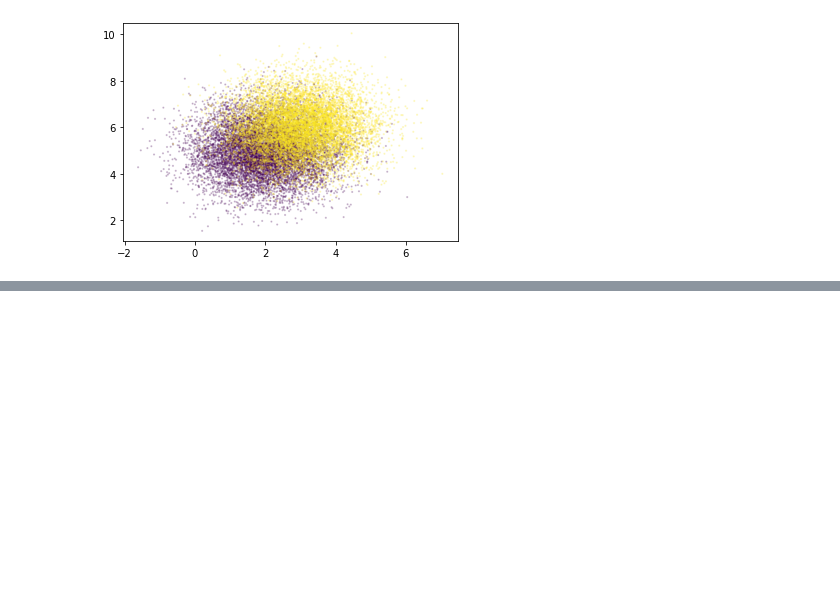
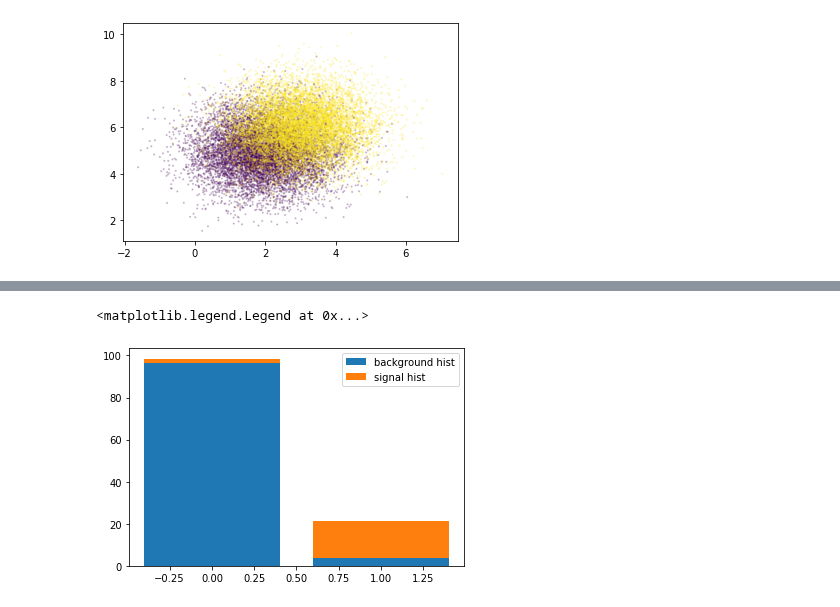
Before and after one commit to gradhep/neos, a Jupyter notebook: 00_nn.ipynb, the cells around one changed output, grey strips where cells are left out. Saved outputs shown, nothing was run; the diff lists cells and outputs as text; code cells hidden in the pictures; blank space fills up the shorter version.

```diff
--- a/00_nn.ipynb
+++ b/00_nn.ipynb
@@ -143,0 +178,17 @@ x.plot_decision(True)
+# %%
+#export
+def hists_from_nn(nn, sigevents, bkgevents, scale=False, use_jax=True):
+    '''Create nn-based binned summary statistics from signal and background events. nn must be callable.'''
+    sig_sf = 0.02 if scale else 1
+    bkg_sf = 0.1 if scale else 1
+
+    sighist = np.sum(np.exp(nn(sigevents)),axis=0)*sig_sf
+    bkghist = np.sum(np.exp(nn(bkgevents)),axis=0)*bkg_sf
+
+    if use_jax:
+        return sighist, bkghist
+    else:
+        return onp.asarray(sighist), onp.asarray(bkghist)
+# %%
+x = simple_classifier(dist=4)
+x.train()
@@ -143,0 +203,9 @@ x.plot_decision(True)
+# %%
+sighist, bkghist = hists_from_nn(x, x.gen_sig(1000), x.gen_bkg(1000), scale=True, use_jax=False)
+# %%
+plt.bar([0,1],bkghist, label='background hist')
+plt.bar([0,1],sighist, bottom=bkghist, label='signal hist')
+plt.legend()
+# %% [output]
+<matplotlib.legend.Legend at 0x...>
+[figure, added]
```
Also changed, not shown: parts of 6 cells of this notebook, 5 other files.
